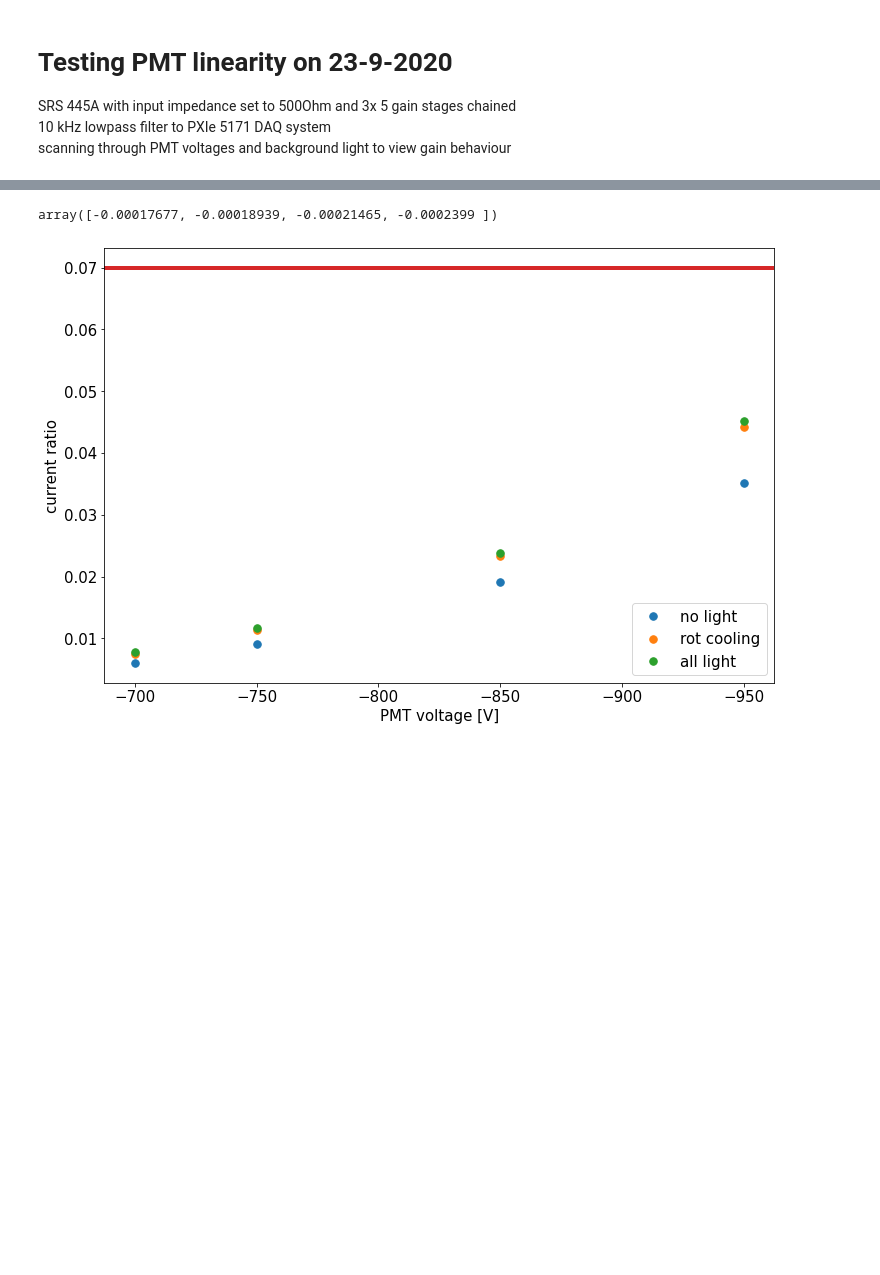
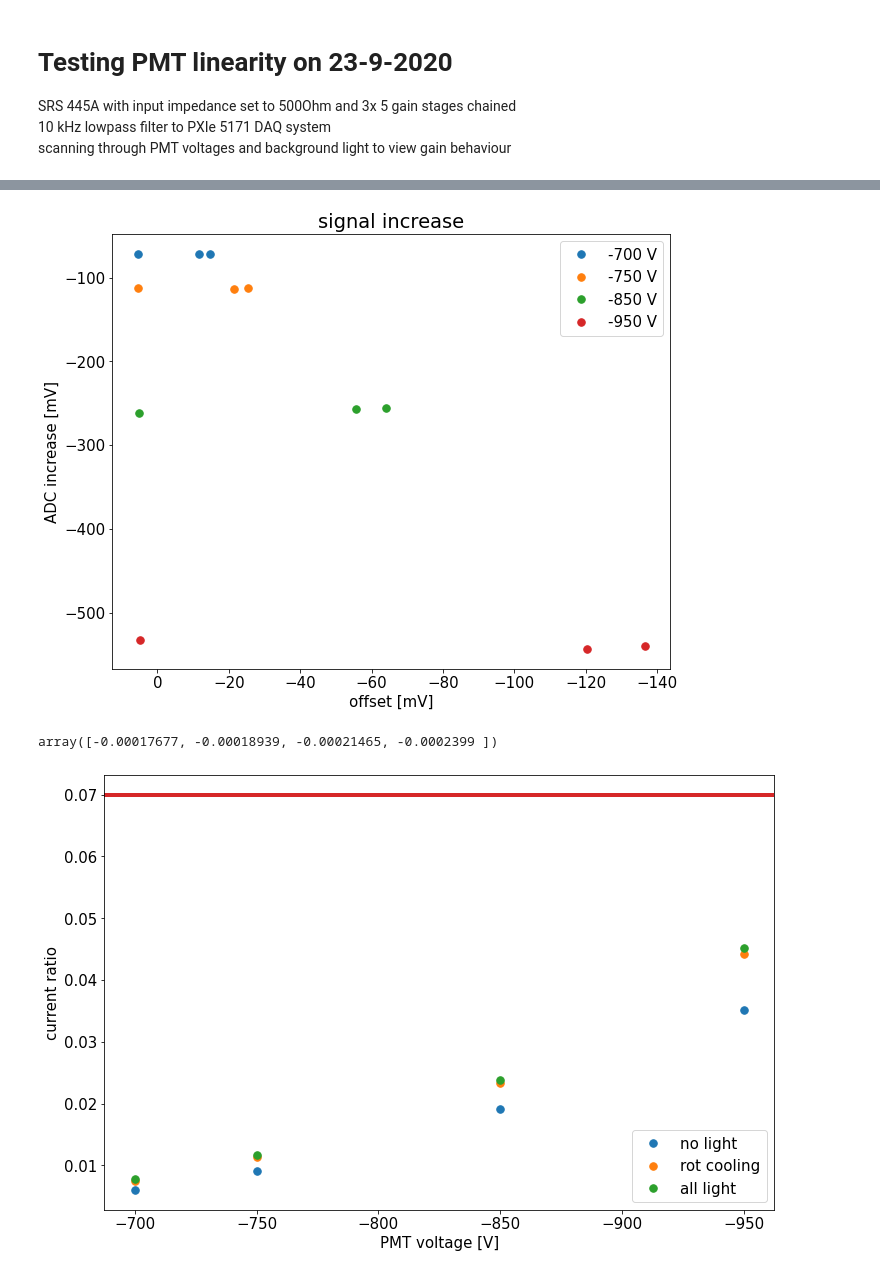
Before and after one commit to ograsdijk/CeNTREX-notebooks, a Jupyter notebook: rotational cooling/PMT Saturation Check 23_9_2020.ipynb, the cells around one changed output, grey strips where cells are left out. Drawn from its saved outputs; the diff is of its cells as text; code cells hidden in the pictures; blank space fills up the shorter version.

```diff
--- a/rotational cooling/PMT Saturation Check 23_9_2020.ipynb
+++ b/rotational cooling/PMT Saturation Check 23_9_2020.ipynb
@@ -37,3 +49,17 @@ set_fontsize(ax, 15)
+# %%
+fig, ax = plt.subplots(figsize = (10,8))
+for v, (x,y) in bg_vs_signal.items():
+    ax.plot(x,-y, '.', ms = 15, label = f'{v} V')
+
+ax.legend(fontsize = 15)
+ax.set_title('signal increase')
+ax.invert_xaxis()
+
+ax.set_xlabel('offset [mV]')
+ax.set_ylabel('ADC increase [mV]')
+set_fontsize(ax, 15)
+# %% [output]
+[figure, added]
 # %%
 def div_current(voltage, resistor = 330e3):
     return voltage/(12*resistor)
```
Also changed, not shown: parts of 2 cells of this notebook, 2 other files.
